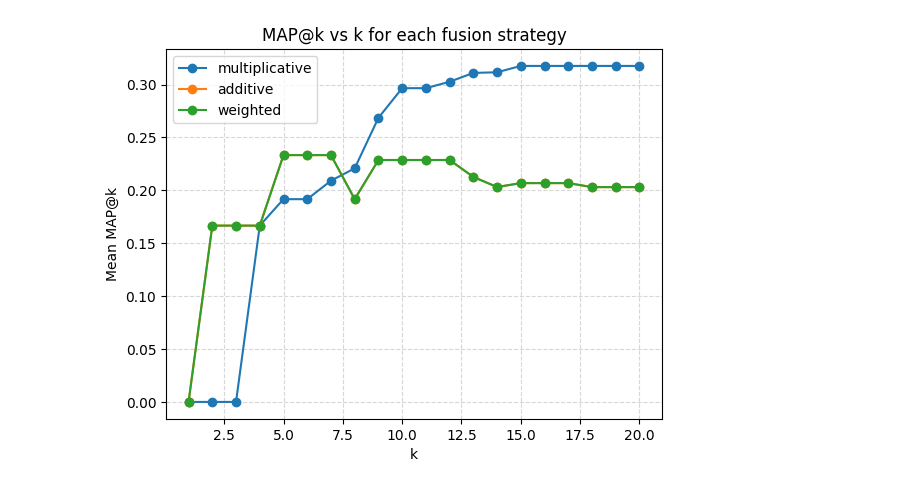
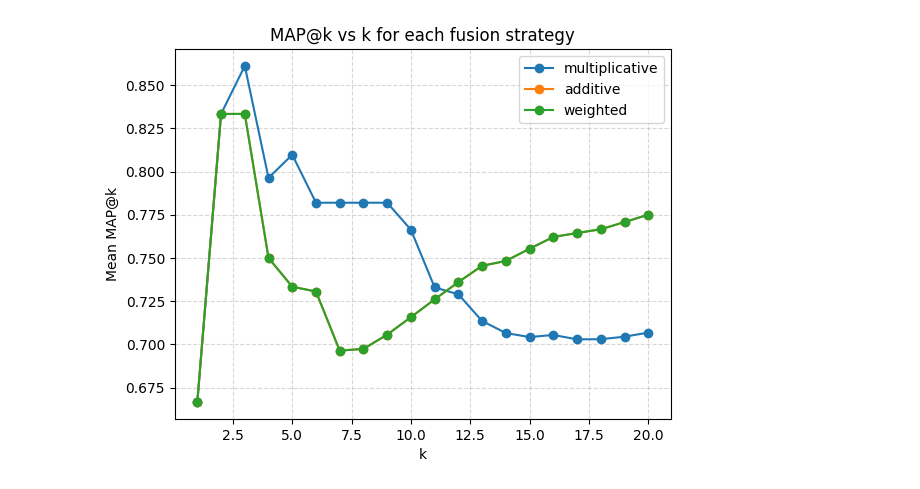
Before and after one commit to lmethratta/Poliscope, a Jupyter notebook: model.ipynb, the cells around one changed output. Cells and saved outputs as stored; diff of their text form; code cells hidden in the pictures.

```diff
--- a/model.ipynb
+++ b/model.ipynb
@@ -587,7 +575,7 @@ for strat in strategies:
                                         alpha=0.6,
                                         beta=0.4)
         ranked = np.argsort(final_scores)[::-1]
-        relevances = [dummy_judgments[q][i] for i in ranked]
+        relevances = [relevance_judgments[q][i] for i in ranked]
         per_query_maps.append(average_precision_at_k(relevances, k))
         per_query_ndcgs.append(ndcg_at_k(relevances, k))
 
@@ -613,7 +601,7 @@ ranked_relevances_list = []
 for q in sample_queries:
     final_scores = get_final_scores(q, combination_strategy="multiplicative")
     ranked_idxs = np.argsort(final_scores)[::-1]
-    relevances = [dummy_judgments[q][i] for i in ranked_idxs]
+    relevances = [relevance_judgments[q][i] for i in ranked_idxs]
     ranked_relevances_list.append(relevances)
 
 ks = list(range(1, 21))
@@ -635,24 +623,24 @@ plt.show()
 # %%
 plt.figure()
 for strat in ["multiplicative","additive","weighted"]:
     list_for_strat = []
     for q in sample_queries:
         s = get_final_scores(q, combination_strategy=strat)
         idxs = np.argsort(s)[::-1]
-        list_for_strat.append([dummy_judgments[q][i] for i in idxs])
+        list_for_strat.append([relevance_judgments[q][i] for i in idxs])
 
     map_scores = [np.mean([average_precision_at_k(rel, k) for rel in list_for_strat])
                   for k in ks]
     plt.plot(ks, map_scores, marker="o", label=strat)
 
 plt.xlabel("k")
 plt.ylabel("Mean MAP@k")
 plt.title("MAP@k vs k for each fusion strategy")
 plt.legend()
 plt.grid(True, linestyle="--", alpha=0.5)
 plt.show()
 # %% [output]
-[figure, old version]
+[figure, new version]
 # %%
 # After fitting GridSearchCV or direct LR:
 feature_names = best_model.named_steps['tfidf'].get_feature_names_out()
```
Also changed, not shown: parts of 18 cells of this notebook.
